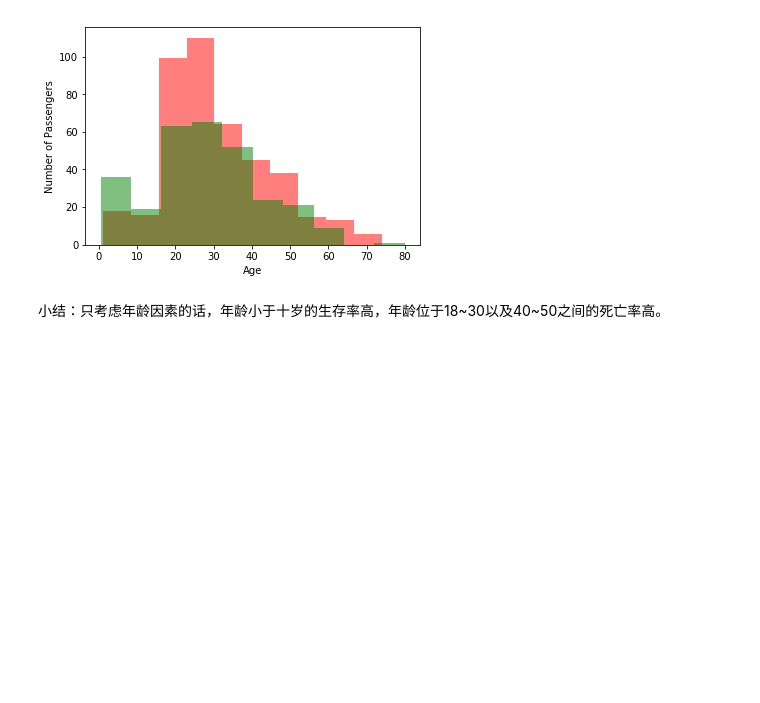
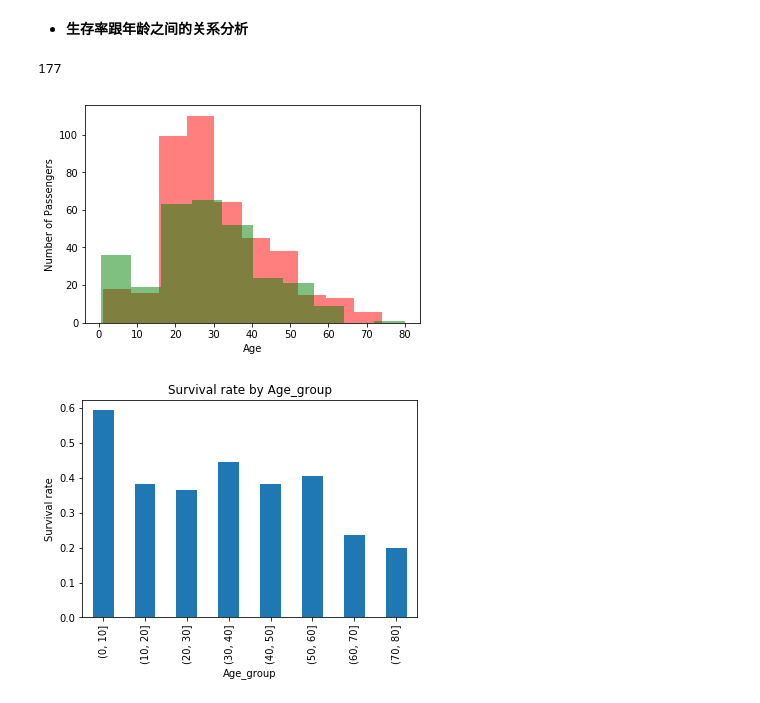
Before and after one commit to Actmerce/ML_PRI_P4, a Jupyter notebook: titanic.ipynb, the cells around one changed output. Drawn from its saved outputs; the diff is of its cells as text; code cells hidden in the pictures; blank space fills up the shorter version.

```diff
--- a/titanic.ipynb
+++ b/titanic.ipynb
@@ -55,4 +66,15 @@ age_data.describe()
+# %% [markdown]
+* **生存率跟年龄之间的关系分析**
 # %%
+# 年龄跟生存率相关的
+age_data = titanic_df[['Age', 'Survived']]
+
+# 但是因为年龄里边有Nan，所以要先除掉
+only_age = titanic_df['Age']
+display(only_age.isnull().sum())
+
+age_data = age_data.dropna()
+
 # 年龄跟幸存人数的可视化
 %matplotlib inline
 not_survived = age_data[age_data['Survived'] == 0]['Age']
@@ -65,6 +87,17 @@ plt.xlabel('Age')
 plt.ylabel('Number of Passengers')
 plt.show()
 # %% [output]
+177
 [figure]
-# %% [markdown]
-小结：只考虑年龄因素的话，年龄小于十岁的生存率高，年龄位于18~30以及40~50之间的死亡率高。
+# %%
+def survival_rate(key):
+ titanic_df.groupby(key)['Survived'].mean().plot(kind='bar')
+ plt.ylabel('Survival rate')
+ plt.title('Survival rate by {}'.format(key))
+
+# 分组
+bins=np.arange(0,90,10)
+titanic_df['Age_group'] = pd.cut(titanic_df['Age'], bins)
+survival_rate('Age_group')
+# %% [output]
+[figure, added]
```
Also changed, not shown: parts of 27 cells of this notebook.
